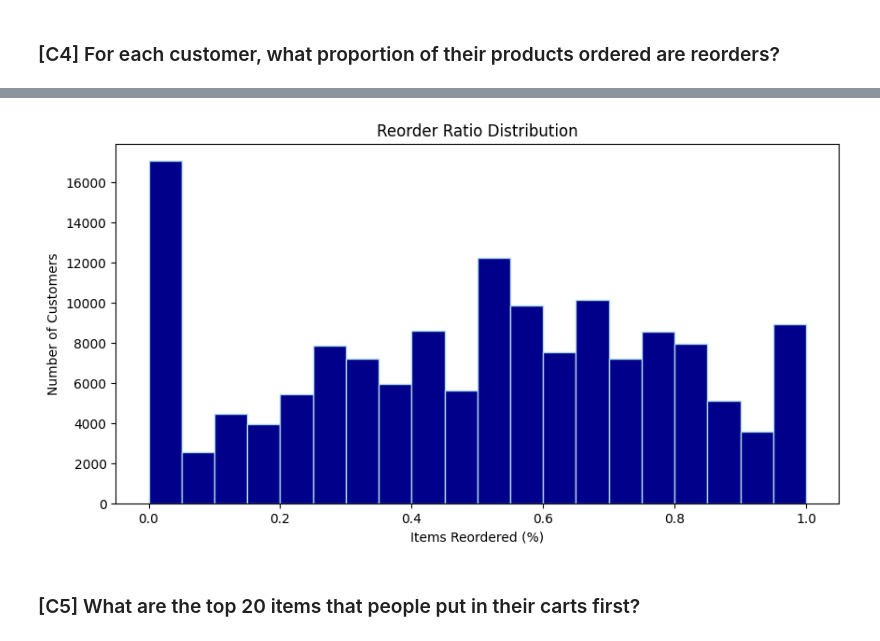
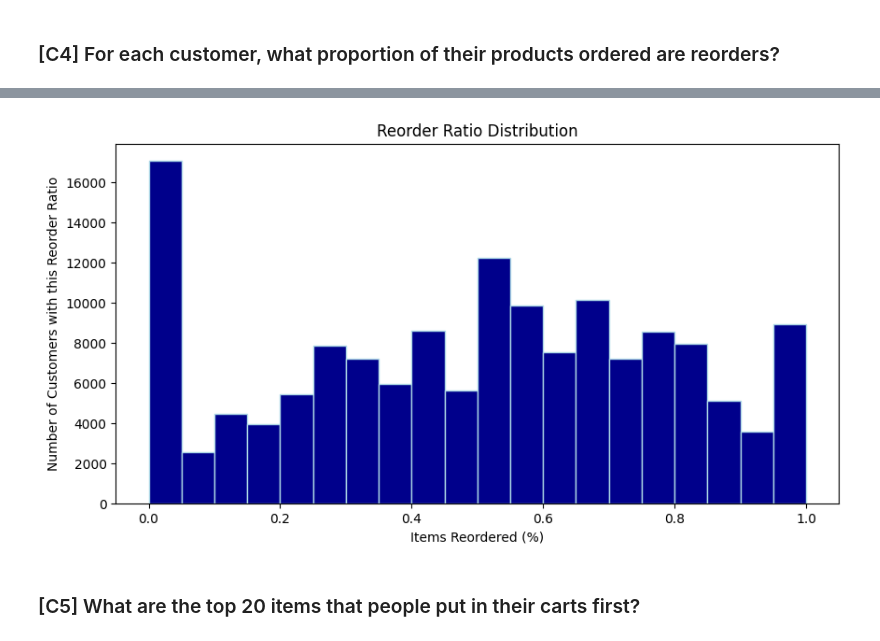
Before and after one commit to Malokingi/EDA-Project, a Jupyter notebook: EDA_notebook.ipynb, the cells around one changed output, grey strips where cells are left out. Saved outputs shown, nothing was run; the diff lists cells and outputs as text; code cells hidden in the pictures.

```diff
--- a/EDA_notebook.ipynb
+++ b/EDA_notebook.ipynb
@@ -596,23 +583,13 @@ plt.show()
 # %% [markdown]
 ### [C4] For each customer, what proportion of their products ordered are reorders?
 # %%
-# users_orders = i_df.groupby(['user_id', 'id']).size().reset_index(name='order_count')
 users_orders = i_df.merge(o_df, on='order_id')
-grouped_df = users_orders.groupby('user_id').agg({'user_id': 'count', 'reordered': ['sum', 'count']})
+user_reo_ratio = users_orders.groupby('user_id').agg({'user_id': 'count', 'reordered': ['sum', 'count']})
 
-grouped_df.columns = ['_'.join(col).rstrip('_') for col in grouped_df.columns.values]
-grouped_df['reorder_ratio'] = grouped_df['reordered_sum'] / grouped_df['reordered_count']
+user_reo_ratio.columns = ['_'.join(col).rstrip('_') for col in user_reo_ratio.columns.values]
+user_reo_ratio['reorder_ratio'] = user_reo_ratio['reordered_sum'] / user_reo_ratio['reordered_count']
 
-print(grouped_df.sample(20))
-# Merge the dataframes
-# merged_df = pd.merge(i_df, o_df, on=['id', 'order_id'], how='left')
-
-# # Group by user_id and calculate the total number of items and the number of reordered items
-# grouped_df = merged_df.groupby('user_id').agg({'id': 'count', 'reordered': 'sum'})
-# grouped_df.columns = ['total_items', 'reordered_items']
-
-# # Calculate the proportion of reordered items for each user
-# grouped_df['reorder_ratio'] = grouped_df['reordered_items'] / grouped_df['total_items']
+# print(user_reo_ratio.sample(20))
 
 # # Display the results
 # print(grouped_df.head())
@@ -637,19 +596,19 @@ user_id
 # %%
-grouped_df['reorder_ratio'].plot(
+user_reo_ratio['reorder_ratio'].plot(
     kind='hist',
     bins=20,
     title='Reorder Ratio Distribution',
     edgecolor='lightblue',
     color='darkblue',
     figsize=[10, 5]
 )
 
 plt.xlabel('Items Reordered (%)')
-plt.ylabel('Number of Customers')
+plt.ylabel('Number of Customers with this Reorder Ratio')
 
 plt.show()
 # %% [output]
-[figure, old version]
+[figure, new version]
 # %% [markdown]
 ### [C5] What are the top 20 items that people put in their carts first?
 # %%
```
Also changed, not shown: parts of 27 cells of this notebook, 2 other files.
